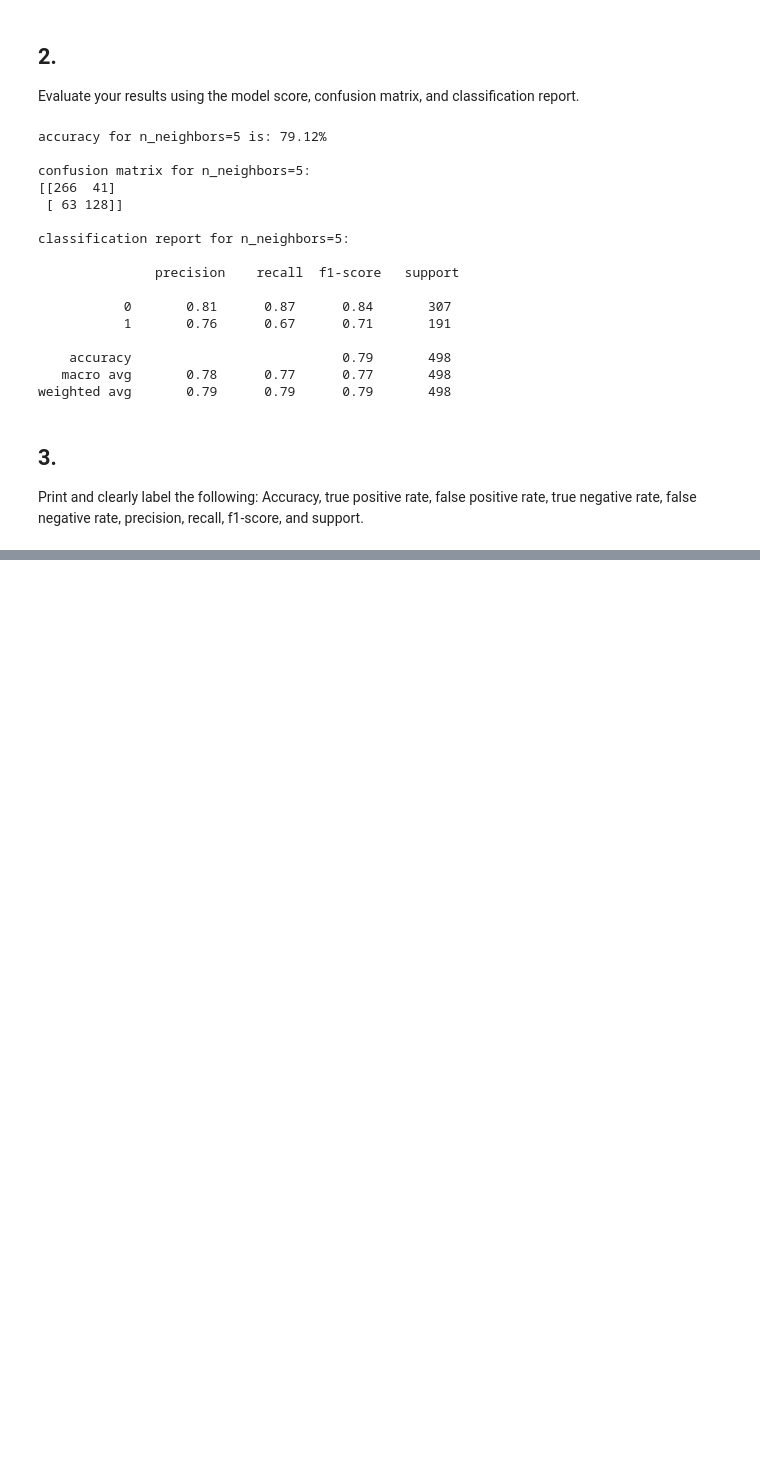
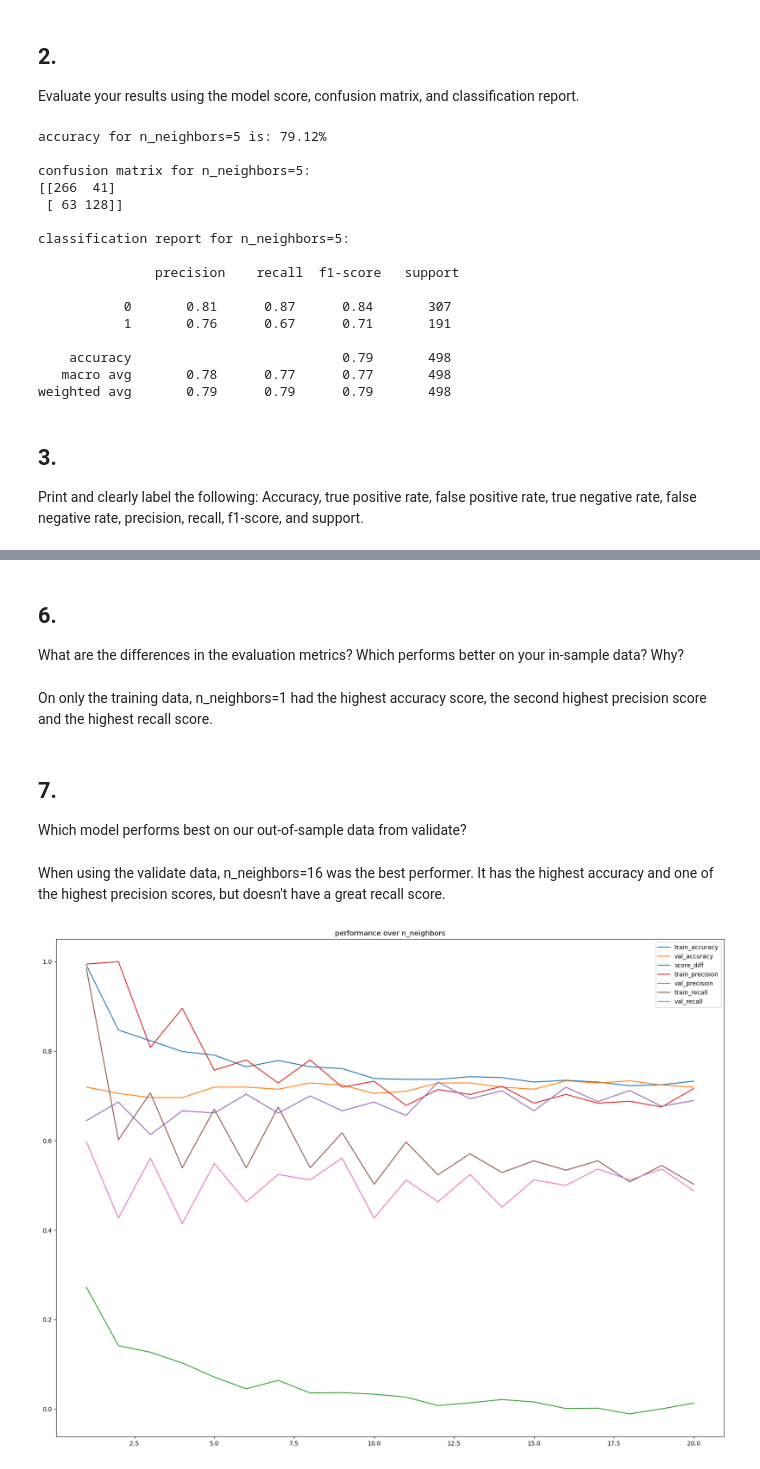
Before and after one commit to Adam-Harris87/classification-exercises, a Jupyter notebook: knn_model.ipynb, the cells around one changed output, grey strips where cells are left out. Saved outputs shown, nothing was run; the diff lists cells and outputs as text; code cells hidden in the pictures; blank space fills up the shorter version.

```diff
--- a/knn_model.ipynb
+++ b/knn_model.ipynb
@@ -104,0 +177,38 @@ TypeError: unsupported format string passed to tuple.__format__
+# %%
+knn_model_dict = {}
+for i in range(1,21):
+    knn = KNeighborsClassifier(n_neighbors=i)
+    knn.fit(X_train, y_train)
+    knn_model_dict[f'n_neighbors_{i}'] = {}
+    knn_model_dict[f'n_neighbors_{i}']['model'] = knn
+    knn_model_dict[f'n_neighbors_{i}']['train_score'] = knn.score(X_train, y_train)
+    knn_model_dict[f'n_neighbors_{i}']['val_score'] = knn.score(X_val, y_val)
+    knn_model_dict[f'n_neighbors_{i}']['score_diff'] = \
+        knn.score(X_train, y_train) - knn.score(X_val, y_val)
+    knn_model_dict[f'n_neighbors_{i}']['train_precision'] = \
+        precision_score(y_train, knn.predict(X_train))
+    knn_model_dict[f'n_neighbors_{i}']['val_precision'] = \
+        precision_score(y_val, knn.predict(X_val))
+    knn_model_dict[f'n_neighbors_{i}']['train_recall'] = \
+        recall_score(y_train, knn.predict(X_train))
+    knn_model_dict[f'n_neighbors_{i}']['val_recall'] = \
+        recall_score(y_val, knn.predict(X_val))
+# %%
+accuracy_df = pd.DataFrame(
+ {
+     'model':[model for model in knn_model_dict],
+     'train_accuracy':[knn_model_dict[model]['train_score'] for model in knn_model_dict],
+     'val_accuracy': [knn_model_dict[model]['val_score'] for model in knn_model_dict],
+     'score_diff': [knn_model_dict[model]['score_diff'] for model in knn_model_dict],
+     'train_precision': [knn_model_dict[model]['train_precision']\
+                         for model in knn_model_dict],
+     'val_precision': [knn_model_dict[model]['val_precision']\
+                         for model in knn_model_dict],
+     'train_recall': [knn_model_dict[model]['train_recall']\
+                         for model in knn_model_dict],
+     'val_recall': [knn_model_dict[model]['val_recall']\
+                         for model in knn_model_dict]
+ }
+)
+# %%
+accuracy_df.set_index(accuracy_df.index + 1)
@@ -104,0 +233,16 @@ TypeError: unsupported format string passed to tuple.__format__
+# %% [markdown]
+## 6.
+What are the differences in the evaluation metrics? Which performs better on your in-sample data? Why?
+# %% [markdown]
+On only the training data, n_neighbors=1 had the highest accuracy score, the second highest precision score and the highest recall score.
+# %% [markdown]
+## 7.
+Which model performs best on our out-of-sample data from validate?
+# %% [markdown]
+When using the validate data, n_neighbors=16 was the best performer. It has the highest accuracy and one of the highest precision scores, but doesn't have a great recall score.
+# %%
+accuracy_df.set_index(accuracy_df.index + 1).plot(
+    title='performance over n_neighbors', figsize=(20,15))
+plt.show()
+# %% [output]
+[figure, added]
```
Also changed, not shown: parts of 8 cells of this notebook.
